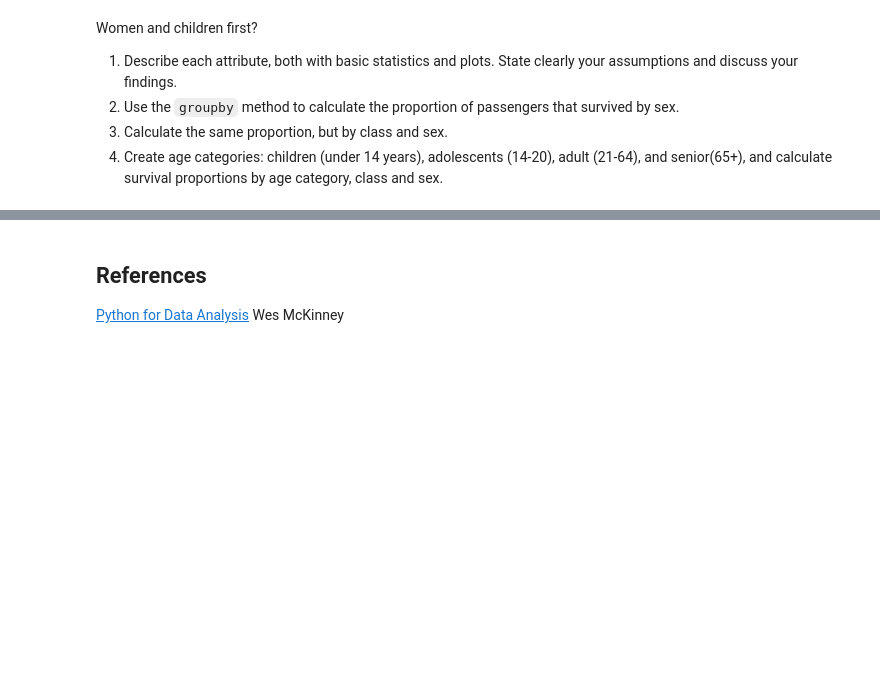
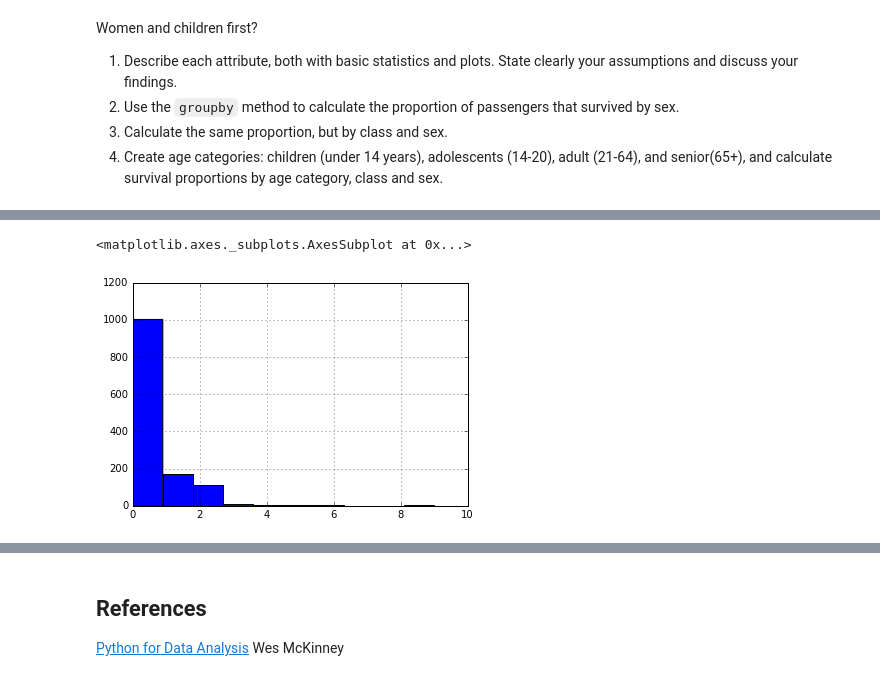
Before and after one commit to pradogusto/ADA_Homeworks, a Jupyter notebook: Labs/02 - Intro to Pandas/Data Wrangling with Pandas.ipynb, the cells around one changed output, grey strips where cells are left out. Drawn from its saved outputs; the diff is of its cells as text; code cells hidden in the pictures; blank space fills up the shorter version.

```diff
--- a/Labs/02 - Intro to Pandas/Data Wrangling with Pandas.ipynb
+++ b/Labs/02 - Intro to Pandas/Data Wrangling with Pandas.ipynb
@@ -1197,0 +1258,5 @@ Women and children first?
+# %%
+titanic.parch.hist()
+# %% [output]
+<matplotlib.axes._subplots.AxesSubplot at 0x...>
+[figure, added]
```
Also changed, not shown: parts of 28 cells of this notebook.
